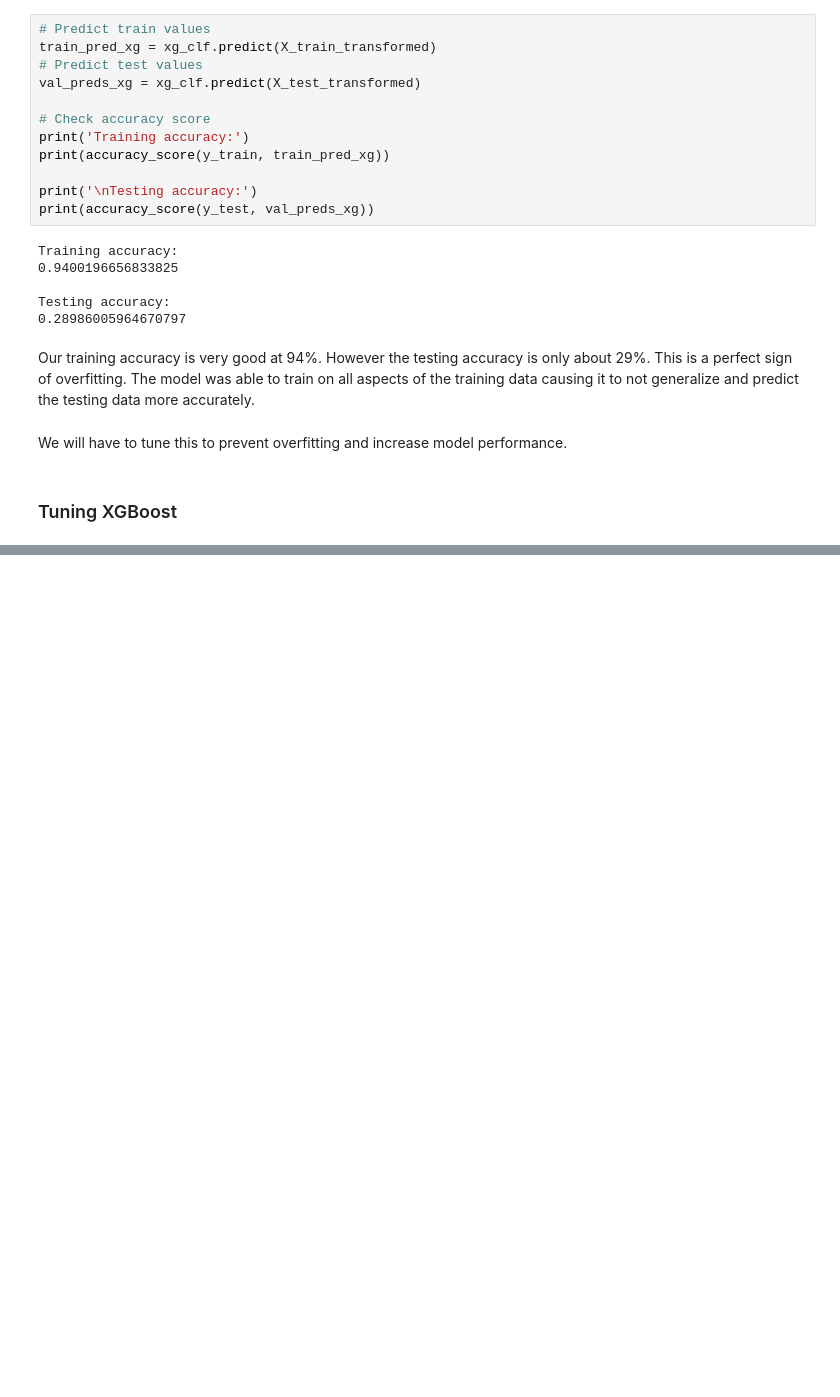
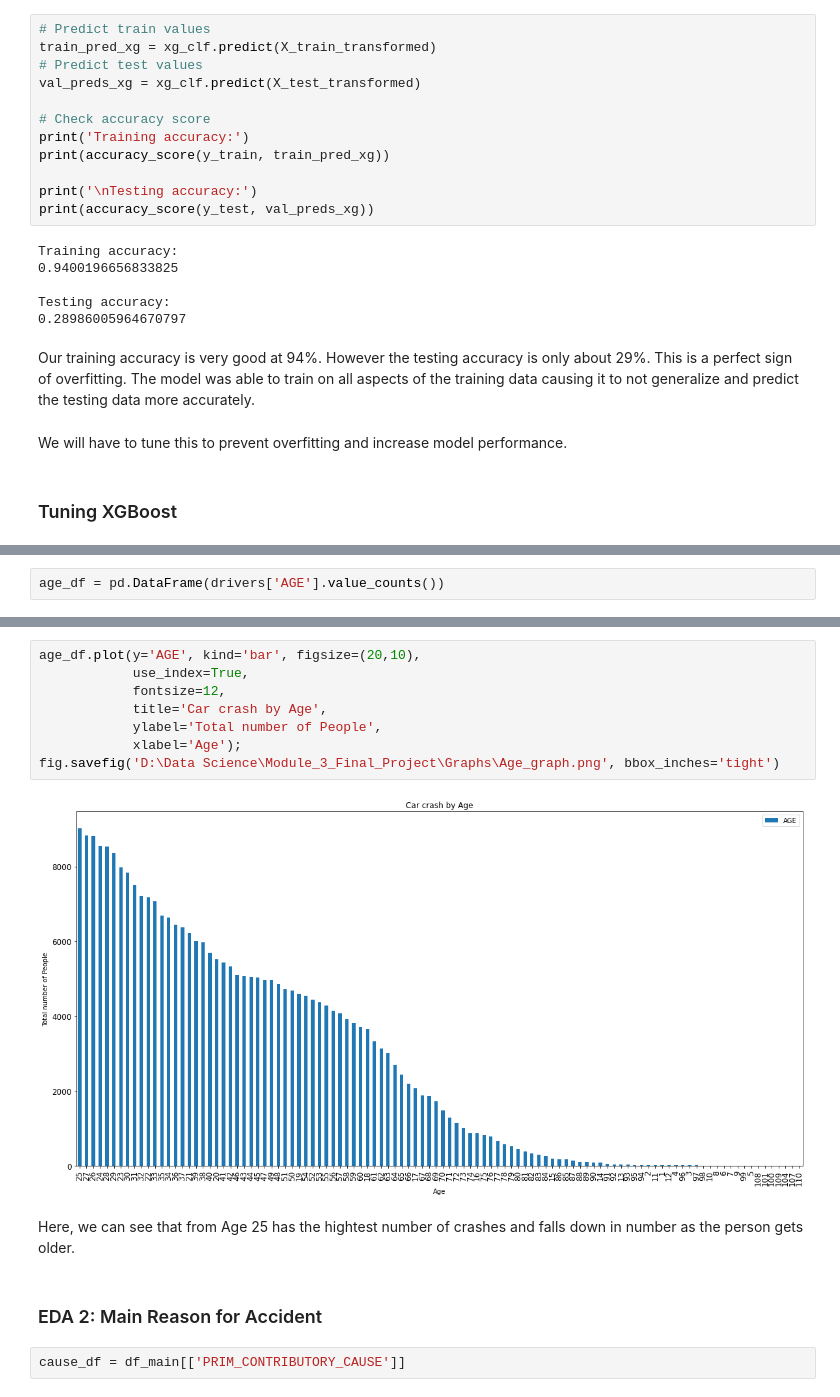
Before and after one commit to dicchyantgurung/Classification-of-car-crashes-in-Chicago-using-XGBoost, a Jupyter notebook: student.ipynb, the cells around one changed output, grey strips where cells are left out. Drawn from its saved outputs; the diff is of its cells as text; blank space fills up the shorter version.

```diff
--- a/student.ipynb
+++ b/student.ipynb
@@ -1548,0 +1652,2 @@ Testing accuracy:
+# %%
+age_df = pd.DataFrame(drivers['AGE'].value_counts())
@@ -1548,0 +1670,16 @@ Testing accuracy:
+# %%
+age_df.plot(y='AGE', kind='bar', figsize=(20,10),
+            use_index=True,
+            fontsize=12,
+            title='Car crash by Age',
+            ylabel='Total number of People',
+            xlabel='Age');
+fig.savefig('D:\Data Science\Module_3_Final_Project\Graphs\Age_graph.png', bbox_inches='tight')
+# %% [output]
+[figure, added]
+# %% [markdown]
+Here, we can see that from Age 25 has the hightest number of crashes and falls down in number as the person gets older.
+# %% [markdown]
+### EDA 2: Main Reason for Accident
+# %%
+cause_df = df_main[['PRIM_CONTRIBUTORY_CAUSE']]
```
Also changed, not shown: parts of 37 cells of this notebook.
